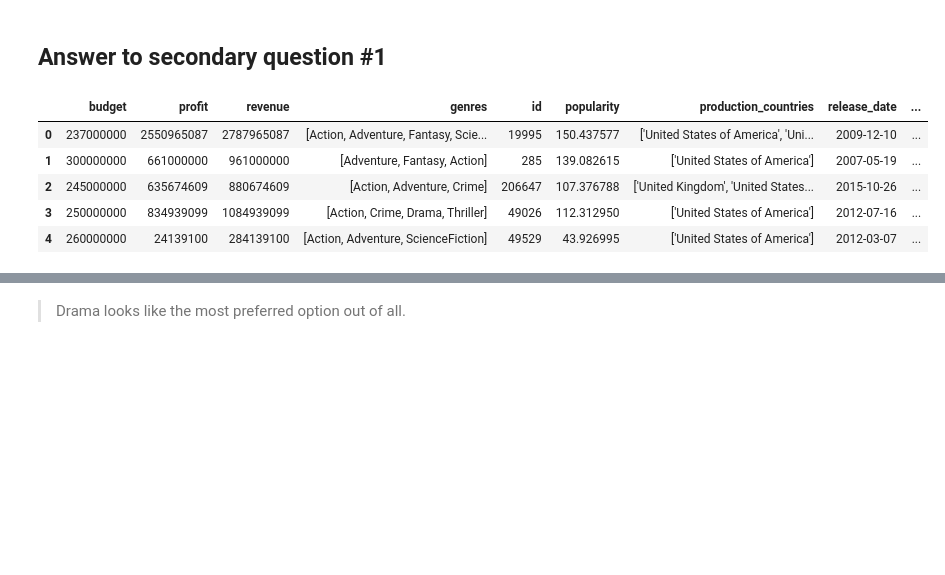
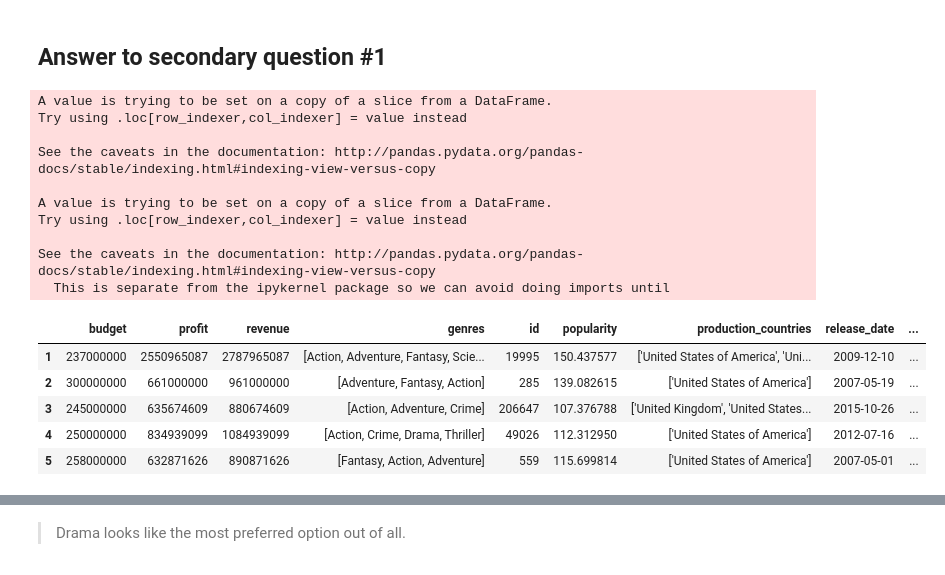
Before and after one commit to harshitcodes/tmdb_movie_data_analysis, a Jupyter notebook: tmdb_data_analysis.ipynb, the cells around one changed output, grey strips where cells are left out. Cells and saved outputs as stored; diff of their text form; code cells hidden in the pictures; blank space fills up the shorter version.

```diff
--- a/tmdb_data_analysis.ipynb
+++ b/tmdb_data_analysis.ipynb
@@ -464,16 +464,26 @@ profit_data.head(3)
 ## Answer to secondary question #1
 # %%
 # formatting the data in the genres columns.
-movies_df['genres']=movies_df['genres'].str.strip('[]').str.replace(' ','').str.replace("'",'')
-movies_df['genres']=movies_df['genres'].str.split(',')
-movies_df.head()
+profit_data['genres']=profit_data['genres'].str.strip('[]').str.replace(' ','').str.replace("'",'')
+profit_data['genres']=profit_data['genres'].str.split(',')
+profit_data.head()
 # %% [output]
+A value is trying to be set on a copy of a slice from a DataFrame.
+Try using .loc[row_indexer,col_indexer] = value instead
+
+See the caveats in the documentation: http://pandas.pydata.org/pandas-docs/stable/indexing.html#indexing-view-versus-copy
+
+A value is trying to be set on a copy of a slice from a DataFrame.
+Try using .loc[row_indexer,col_indexer] = value instead
+
+See the caveats in the documentation: http://pandas.pydata.org/pandas-docs/stable/indexing.html#indexing-view-versus-copy
+  This is separate from the ipykernel package so we can avoid doing imports until
 |  | budget | profit | revenue | genres | id | popularity | production_countries | release_date | ... |
-| 0 | 237000000 | 2550965087 | 2787965087 | [Action, Adventure, Fantasy, Scie... | 19995 | 150.437577 | ['United States of America', 'Uni... | 2009-12-10 | ... |
-| 1 | 300000000 | 661000000 | 961000000 | [Adventure, Fantasy, Action] | 285 | 139.082615 | ['United States of America'] | 2007-05-19 | ... |
-| 2 | 245000000 | 635674609 | 880674609 | [Action, Adventure, Crime] | 206647 | 107.376788 | ['United Kingdom', 'United States... | 2015-10-26 | ... |
-| 3 | 250000000 | 834939099 | 1084939099 | [Action, Crime, Drama, Thriller] | 49026 | 112.312950 | ['United States of America'] | 2012-07-16 | ... |
-| 4 | 260000000 | 24139100 | 284139100 | [Action, Adventure, ScienceFiction] | 49529 | 43.926995 | ['United States of America'] | 2012-03-07 | ... |
+| 1 | 237000000 | 2550965087 | 2787965087 | [Action, Adventure, Fantasy, Scie... | 19995 | 150.437577 | ['United States of America', 'Uni... | 2009-12-10 | ... |
+| 2 | 300000000 | 661000000 | 961000000 | [Adventure, Fantasy, Action] | 285 | 139.082615 | ['United States of America'] | 2007-05-19 | ... |
+| 3 | 245000000 | 635674609 | 880674609 | [Action, Adventure, Crime] | 206647 | 107.376788 | ['United Kingdom', 'United States... | 2015-10-26 | ... |
+| 4 | 250000000 | 834939099 | 1084939099 | [Action, Crime, Drama, Thriller] | 49026 | 112.312950 | ['United States of America'] | 2012-07-16 | ... |
+| 5 | 258000000 | 632871626 | 890871626 | [Fantasy, Action, Adventure] | 559 | 115.699814 | ['United States of America'] | 2007-05-01 | ... |
 # %%
 plt.subplots(figsize=(12,10))
 list1=[]
```
Also changed, not shown: parts of 2 cells of this notebook.
